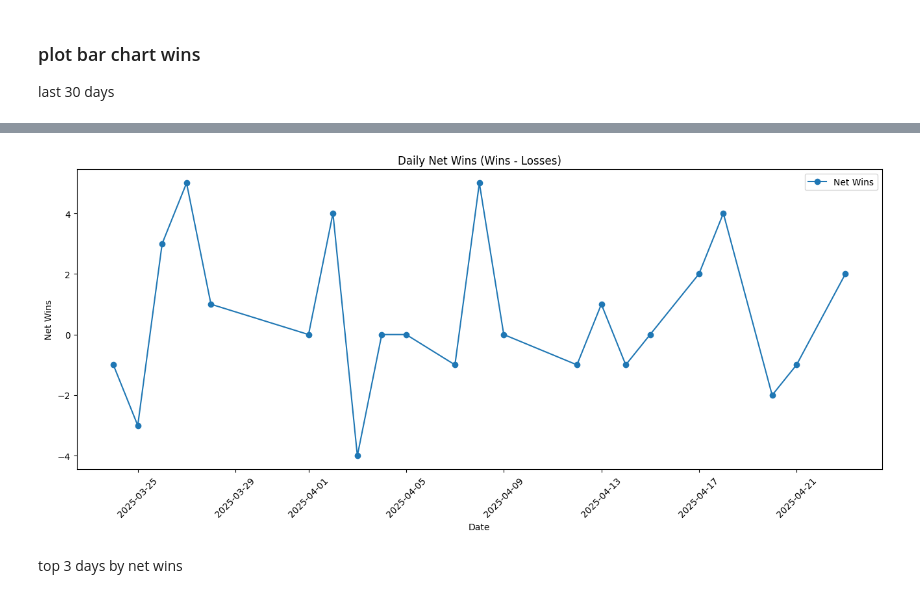
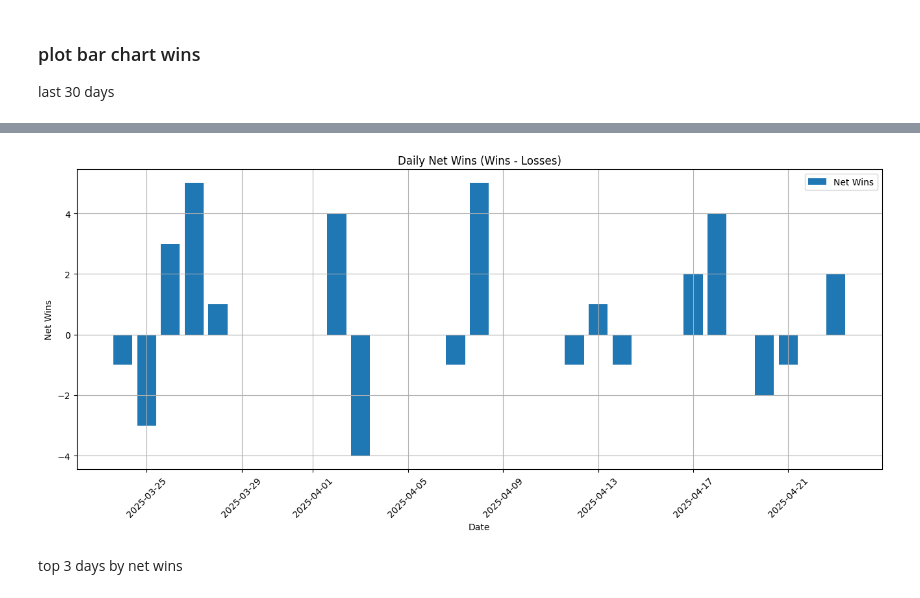
Before and after one commit to Nickeniklas/TrackLockScraper, a Jupyter notebook: tracklock.ipynb, the cells around one changed output, grey strips where cells are left out. Cells and saved outputs as stored; diff of their text form; code cells hidden in the pictures.

```diff
--- a/tracklock.ipynb
+++ b/tracklock.ipynb
@@ -445,12 +455,13 @@ daily_stats['Net Wins'] = daily_stats.get('Win', 0) - daily_stats.get('Loss', 0)
 # %%
 plt.figure(figsize=(16, 6))
-plt.plot(daily_stats.index, daily_stats['Net Wins'], marker='o', label='Net Wins')
+plt.bar(daily_stats.index, daily_stats['Net Wins'], label='Net Wins')
 plt.gca().set(title='Daily Net Wins (Wins - Losses)', xlabel='Date', ylabel='Net Wins')
 plt.xticks(rotation=45)  # Rotate x-axis labels for better readability
 plt.legend()
+plt.grid()
 plt.show()
 # %% [output]
-[figure, old version]
+[figure, new version]
 # %% [markdown]
 top 3 days by net wins
 # %%
```
Also changed, not shown: parts of 5 cells of this notebook.
